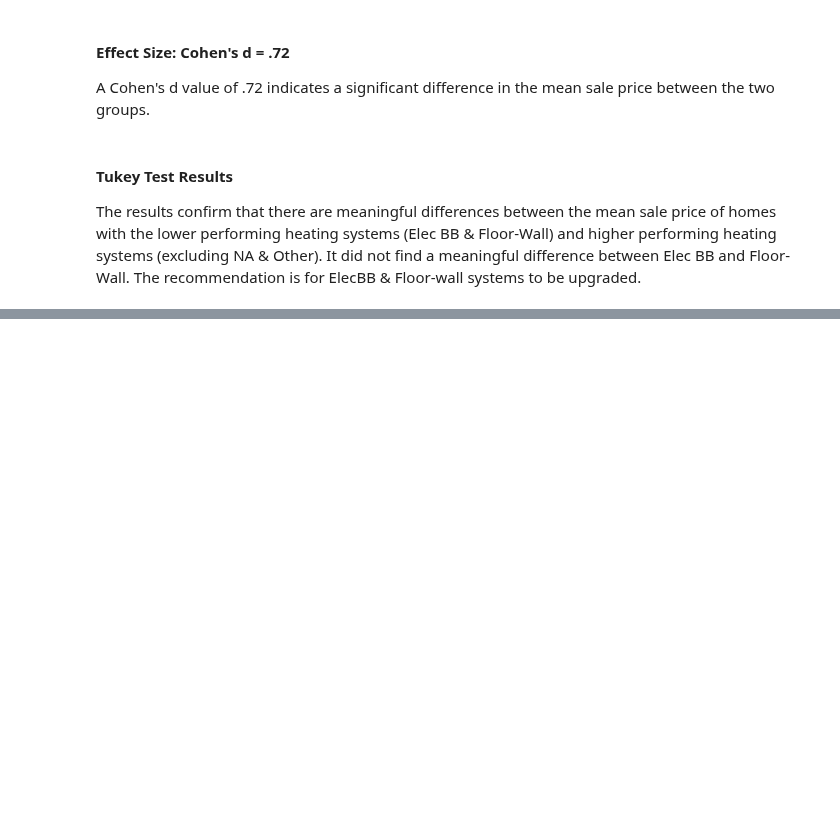
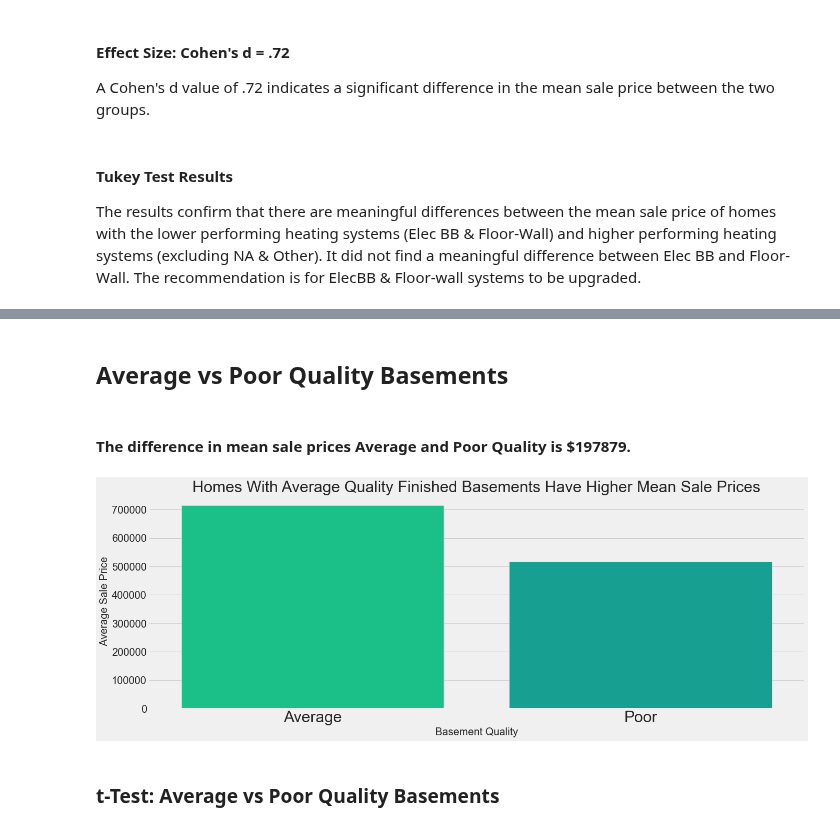
Before and after one commit to jeffreyhwatson/King_Co_Price_Analysis, a Jupyter notebook: notebooks/report/Report.ipynb, the cells around one changed output, grey strips where cells are left out. Drawn from its saved outputs; the diff is of its cells as text; code cells hidden in the pictures; blank space fills up the shorter version.

```diff
--- a/notebooks/report/Report.ipynb
+++ b/notebooks/report/Report.ipynb
@@ -374,0 +452,12 @@ The results confirm that there are meaningful differences between the mean sale
+# %% [markdown]
+## Average vs Poor Quality Basements
+# %% [markdown]
+#### The difference in mean sale prices Average and Poor Quality is \$197879.
+# %%
+ap = fn.ave_poor(clean_df)
+# %%
+vz.po_ave(ap[0],ap[1])
+# %% [output]
+[figure, added]
+# %% [markdown]
+### t-Test: Average vs Poor Quality Basements
```
Also changed, not shown: parts of 58 cells of this notebook, 4 other files.
